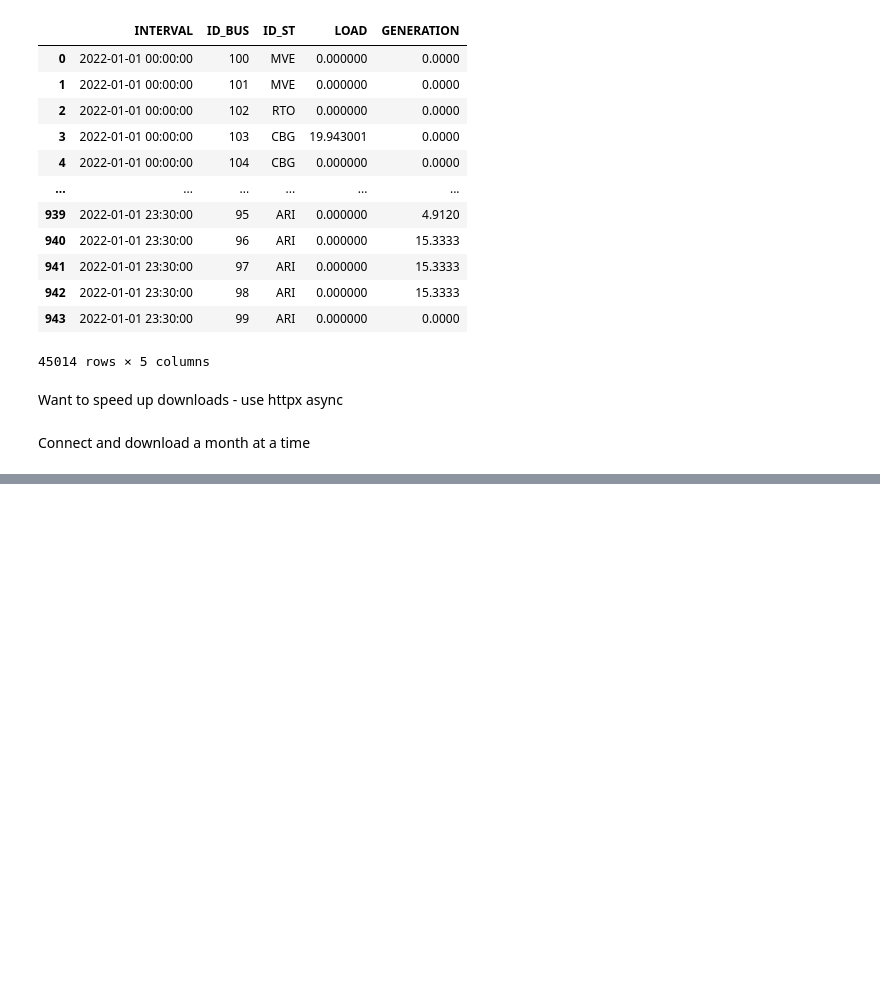
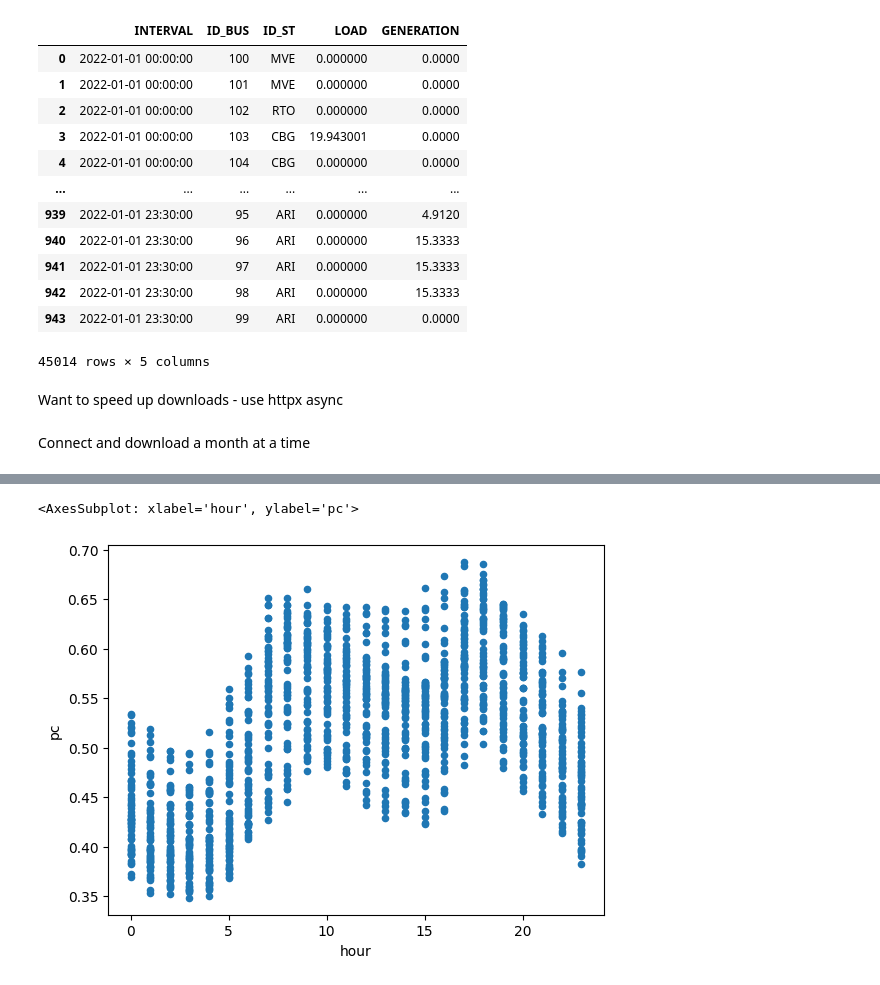
Before and after one commit to CJP123/spd_api, a Jupyter notebook: 00_spd.ipynb, the cells around one changed output, grey strips where cells are left out. Cells and saved outputs as stored; diff of their text form; code cells hidden in the pictures; blank space fills up the shorter version.

```diff
--- a/00_spd.ipynb
+++ b/00_spd.ipynb
@@ -162,0 +192,14 @@ branch, bus = await main_spd(spd_df.loc[f'{year}-{month}'], year)
+# %%
+tmp = (branch.assign(FROM_MW = lambda df_: abs(df_.FROM_MW),
+                    hour = lambda df_: df_.INTERVAL.dt.hour)
+        .groupby(['INTERVAL'])
+        .agg({'FROM_MW':'sum','BRANCHLOSSES':'sum','hour':'first'})
+        .assign(pc = lambda df_: df_.BRANCHLOSSES/df_.FROM_MW)
+        .reset_index())#.pipe(lambda df_: alt.Chart(df_).mark_line().encode(
+# groupby('INTERVAL').BRANCHLOSSES.sum().reset_index()#.pipe(lambda df_: alt.Chart(df_).mark_line().encode(x='INTERVAL:Q',    y='BRANCHLOSSES:Q'))
+# %%
+# tmp.plot(x='hour', y='BRANCHLOSSES', kind='scatter')
+tmp.plot(x='hour', y='pc', kind='scatter')
+# %% [output]
+<AxesSubplot: xlabel='hour', ylabel='pc'>
+[figure, added]
```
Also changed, not shown: parts of 14 cells of this notebook, 1 other file.
